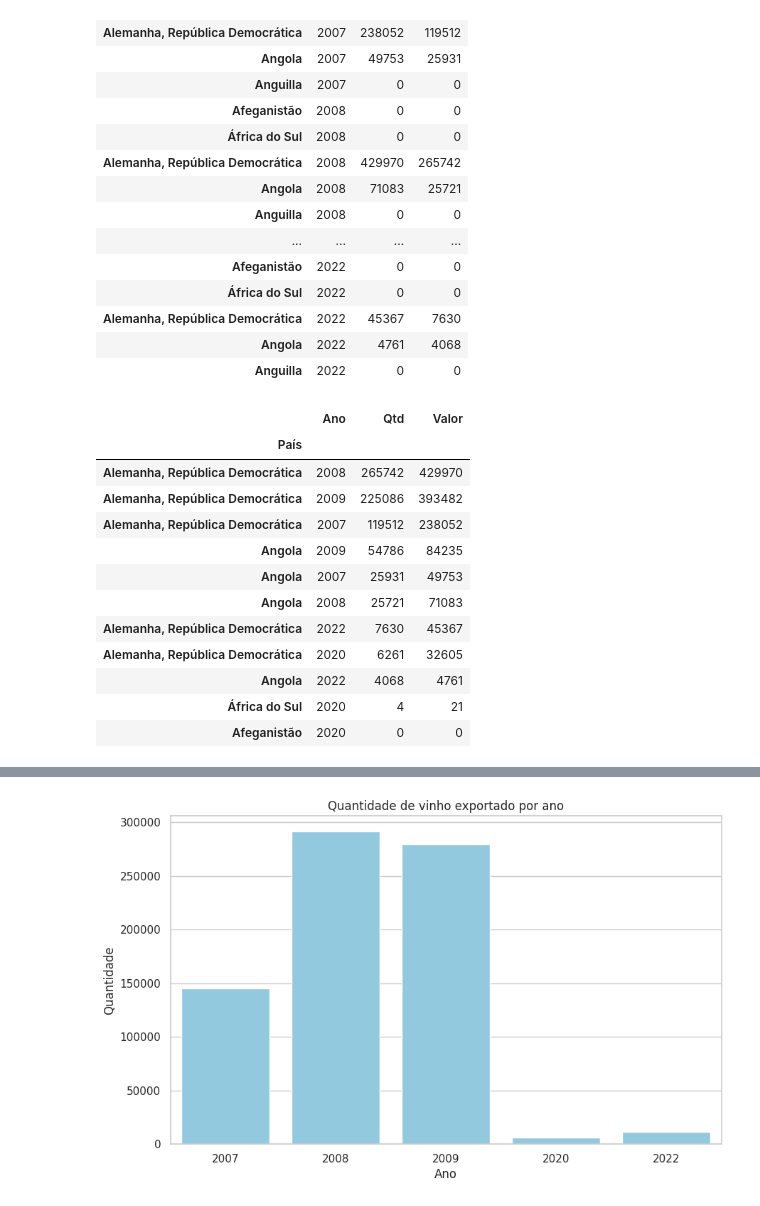
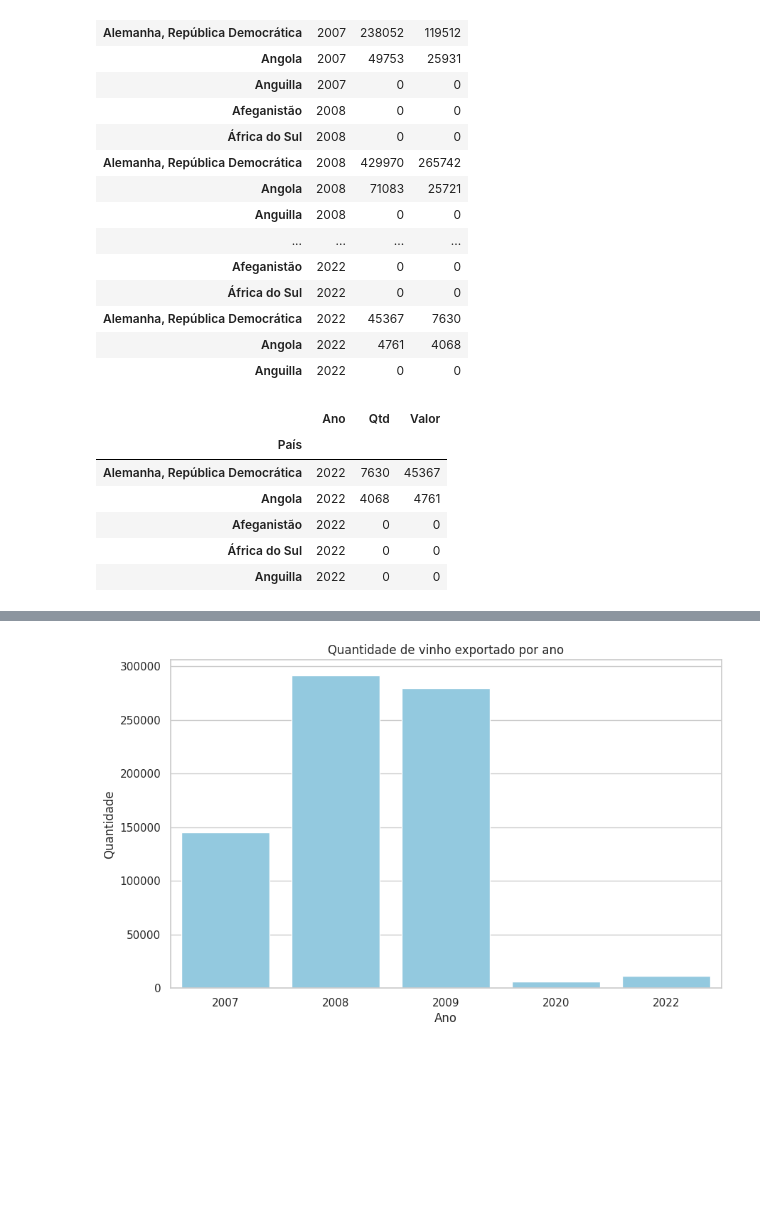
Before and after one commit to VivianeCorreia/Tech-Challenge, a Jupyter notebook: Challenge.ipynb, the cells around one changed output, grey strips where cells are left out. Saved outputs shown, nothing was run; the diff lists cells and outputs as text; code cells hidden in the pictures; blank space fills up the shorter version.

```diff
--- a/Challenge.ipynb
+++ b/Challenge.ipynb
@@ -326,22 +352,21 @@ exportacao
 | Alemanha, República Democrática | 2022 | 45367 | 7630 |
 | Angola | 2022 | 4761 | 4068 |
 | Anguilla | 2022 | 0 | 0 |
+# %%
+exportacao_2022 = exportacao[exportacao['Ano'] == 2022]
+exportacao_2022 = exportacao_2022[['Ano', 'Qtd', 'Valor']]
+exportacao_2022 = exportacao_2022.sort_values(by='Qtd', ascending=False)
+exportacao_2022
+# %% [output]
+|  | Ano | Qtd | Valor |
+| País |  |  |  |
+| Alemanha, República Democrática | 2022 | 7630 | 45367 |
+| Angola | 2022 | 4068 | 4761 |
+| Afeganistão | 2022 | 0 | 0 |
+| África do Sul | 2022 | 0 | 0 |
+| Anguilla | 2022 | 0 | 0 |
 # %%
-exportacao = exportacao[['Ano', 'Qtd', 'Valor']]
-exportacao = exportacao.sort_values(by='Qtd', ascending=False)
-exportacao.head(11)
+#exportacao = exportacao[['Ano', 'Qtd', 'Valor']]
+#exportacao = exportacao.sort_values(by='Qtd', ascending=False)
+#exportacao.head(11)
-# %% [output]
-|  | Ano | Qtd | Valor |
-| País |  |  |  |
-| Alemanha, República Democrática | 2008 | 265742 | 429970 |
-| Alemanha, República Democrática | 2009 | 225086 | 393482 |
-| Alemanha, República Democrática | 2007 | 119512 | 238052 |
-| Angola | 2009 | 54786 | 84235 |
-| Angola | 2007 | 25931 | 49753 |
-| Angola | 2008 | 25721 | 71083 |
-| Alemanha, República Democrática | 2022 | 7630 | 45367 |
-| Alemanha, República Democrática | 2020 | 6261 | 32605 |
-| Angola | 2022 | 4068 | 4761 |
-| África do Sul | 2020 | 4 | 21 |
-| Afeganistão | 2020 | 0 | 0 |
 # %%
```
Also changed, not shown: parts of 4 cells of this notebook.
